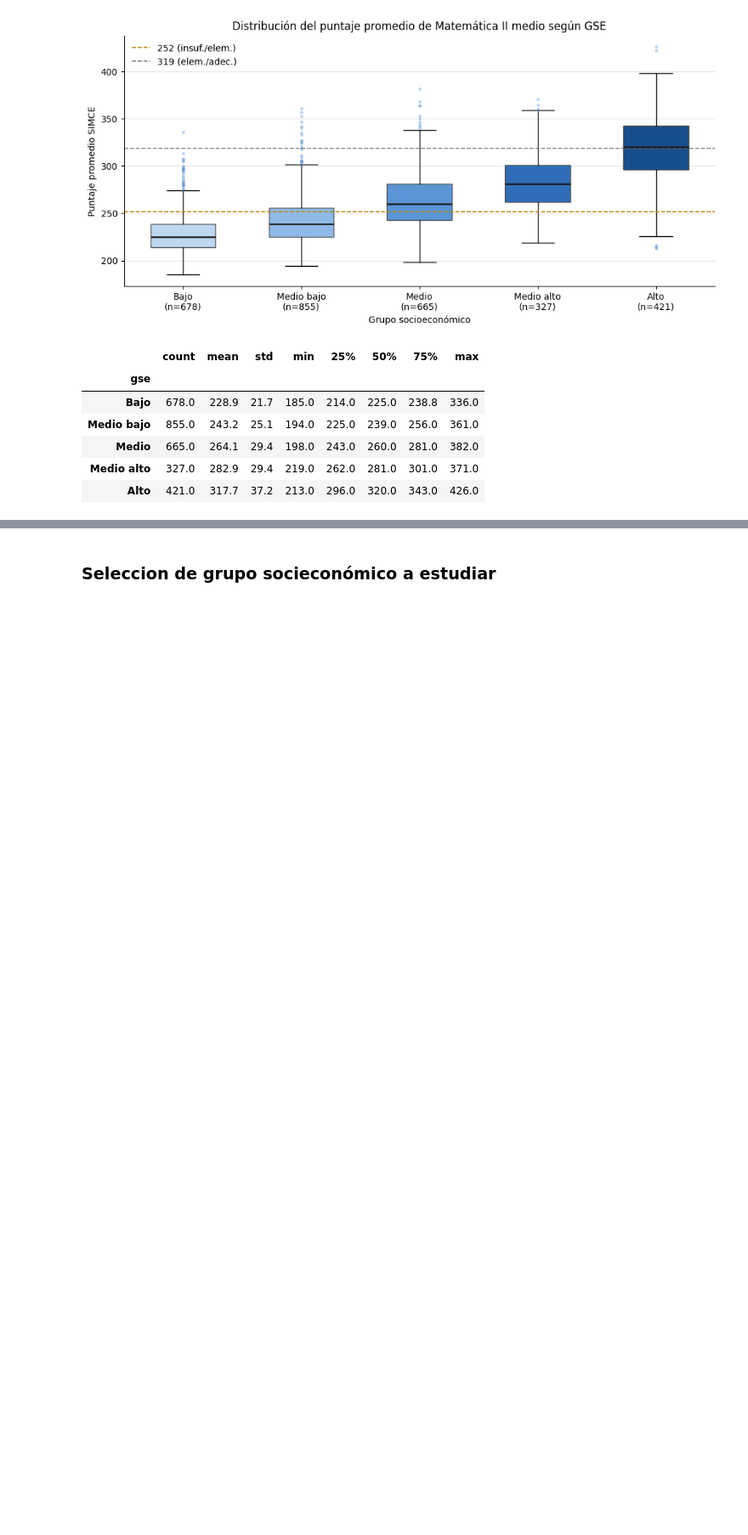
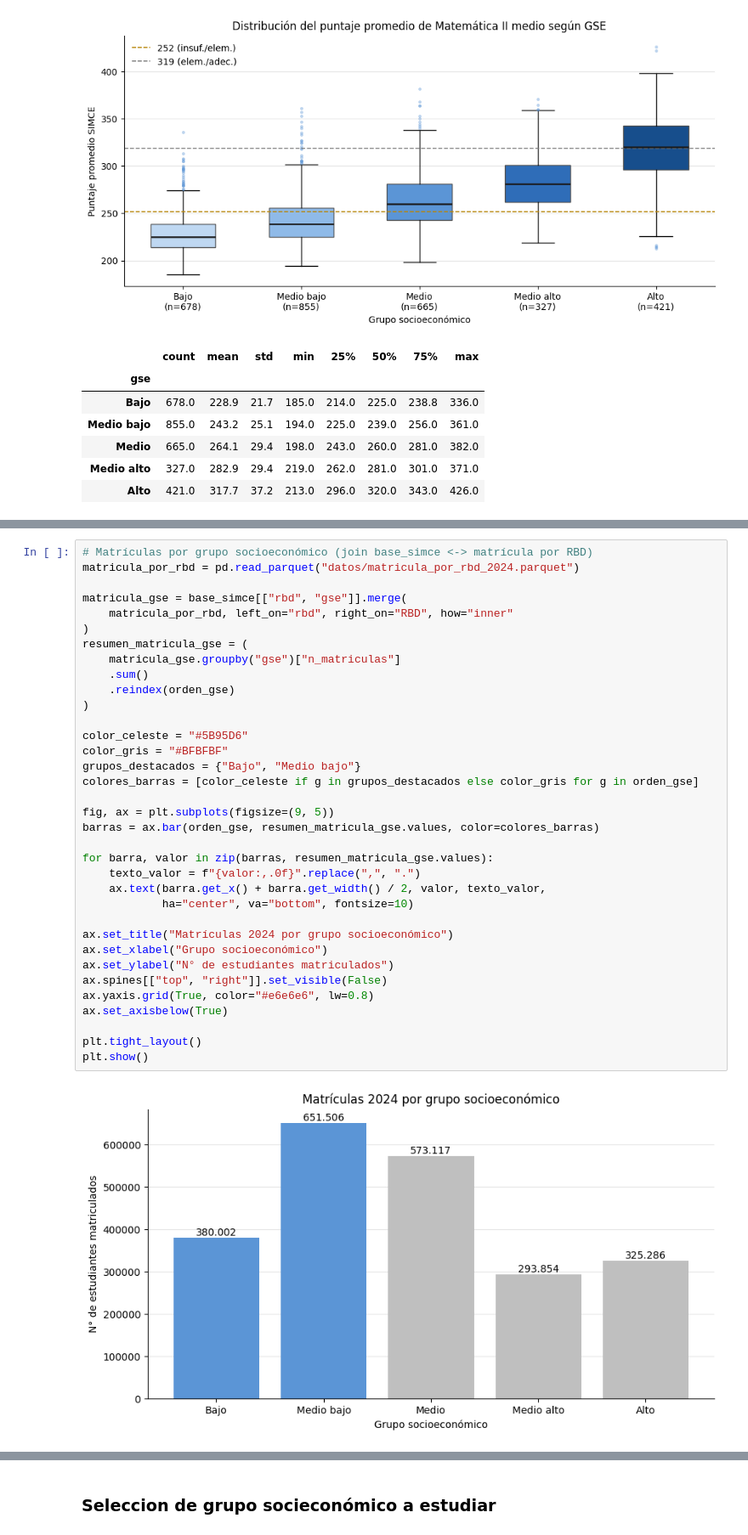
Before and after one commit to vcanalesg/dcc_taller_proyecto_g4, a Jupyter notebook: EDAyPreprocesamiento_01.ipynb, the cells around one changed output, grey strips where cells are left out. Shown at 85% size. Cells and saved outputs as stored; diff of their text form; blank space fills up the shorter version.

```diff
--- a/EDAyPreprocesamiento_01.ipynb
+++ b/EDAyPreprocesamiento_01.ipynb
@@ -243,0 +284,37 @@ base_simce.groupby("gse")["prom_mate2m_rbd"].describe().reindex(orden_gse).round
+# %%
+# Matrículas por grupo socioeconómico (join base_simce <-> matrícula por RBD)
+matricula_por_rbd = pd.read_parquet("datos/matricula_por_rbd_2024.parquet")
+
+matricula_gse = base_simce[["rbd", "gse"]].merge(
+    matricula_por_rbd, left_on="rbd", right_on="RBD", how="inner"
+)
+resumen_matricula_gse = (
+    matricula_gse.groupby("gse")["n_matriculas"]
+    .sum()
+    .reindex(orden_gse)
+)
+
+color_celeste = "#5B95D6"
+color_gris = "#BFBFBF"
+grupos_destacados = {"Bajo", "Medio bajo"}
+colores_barras = [color_celeste if g in grupos_destacados else color_gris for g in orden_gse]
+
+fig, ax = plt.subplots(figsize=(9, 5))
+barras = ax.bar(orden_gse, resumen_matricula_gse.values, color=colores_barras)
+
+for barra, valor in zip(barras, resumen_matricula_gse.values):
+    texto_valor = f"{valor:,.0f}".replace(",", ".")
+    ax.text(barra.get_x() + barra.get_width() / 2, valor, texto_valor,
+            ha="center", va="bottom", fontsize=10)
+
+ax.set_title("Matrículas 2024 por grupo socioeconómico")
+ax.set_xlabel("Grupo socioeconómico")
+ax.set_ylabel("N° de estudiantes matriculados")
+ax.spines[["top", "right"]].set_visible(False)
+ax.yaxis.grid(True, color="#e6e6e6", lw=0.8)
+ax.set_axisbelow(True)
+
+plt.tight_layout()
+plt.show()
+# %% [output]
+[figure, added]
```
Also changed, not shown: parts of 7 cells of this notebook, 5 other files.
